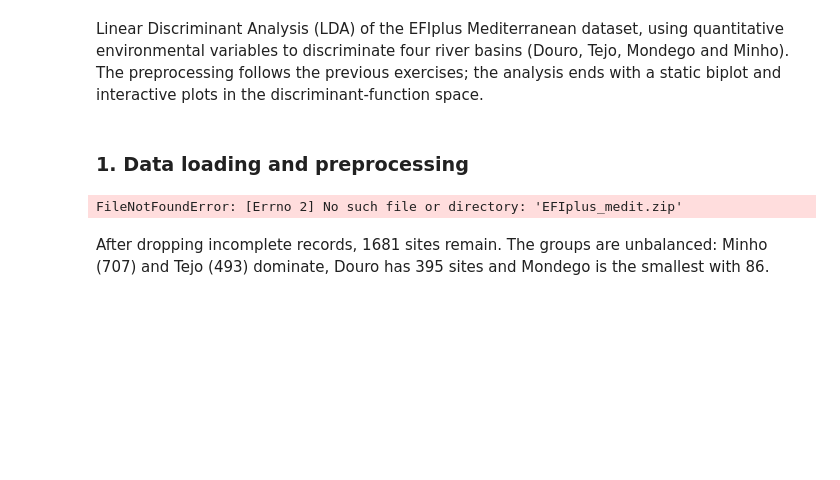
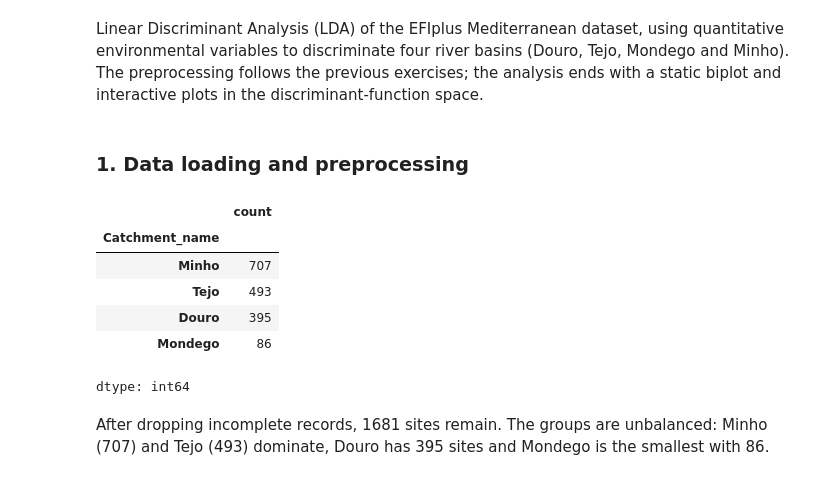
Before and after one commit to asternoeld/avcad, a Jupyter notebook: exercise10_LDA/exercise10_LDA.ipynb, the cells around one changed output. Cells and saved outputs as stored; diff of their text form; code cells hidden in the pictures; blank space fills up the shorter version.

```diff
--- a/exercise10_LDA/exercise10_LDA.ipynb
+++ b/exercise10_LDA/exercise10_LDA.ipynb
@@ -26,36 +26,43 @@ pio.renderers.default = "notebook_connected"
 ### 1. Data loading and preprocessing
 # %%
 # ---- load data ----
-df = pd.read_csv("EFIplus_medit.zip", compression="zip", sep=";")
+url = "https://raw.githubusercontent.com/asternoeld/avcad/main/exercise10_LDA/EFIplus_medit.zip"
+df = pd.read_csv(url, compression="zip", sep=";")
 df.columns = list(map(str, df.columns))
 
 # ---- keep the four target basins ----
 basins = ["Douro", "Tejo", "Mondego", "Minho"]
 df_sub = df[df["Catchment_name"].isin(basins)].copy()
 
 # ---- quantitative environmental variables (same set as the previous exercises) ----
 env_vars = [
     "Altitude",
     "Actual_river_slope",
     "Elevation_mean_catch",
     "prec_ann_catch",
     "temp_ann",
     "temp_jan",
     "temp_jul",
 ]
 
 # drop sites with missing values in any of these variables
 df_env = df_sub[["Catchment_name"] + env_vars].dropna().copy()
 
 # standardize the predictors before the analysis
 scaler = StandardScaler()
 X = scaler.fit_transform(df_env[env_vars].values)
 X_df = pd.DataFrame(X, columns=env_vars, index=df_env.index)
 
 groups = df_env["Catchment_name"]
 df_env["Catchment_name"].value_counts()
 # %% [output]
+|  | count |
+| Catchment_name |  |
+| Minho | 707 |
+| Tejo | 493 |
+| Douro | 395 |
+| Mondego | 86 |
-FileNotFoundError: [Errno 2] No such file or directory: 'EFIplus_medit.zip'
+dtype: int64
 # %% [markdown]
 After dropping incomplete records, 1681 sites remain. The groups are unbalanced: Minho (707) and Tejo (493) dominate, Douro has 395 sites and Mondego is the smallest with 86.
 # %% [markdown]
```
Also changed, not shown: parts of 9 cells of this notebook.
